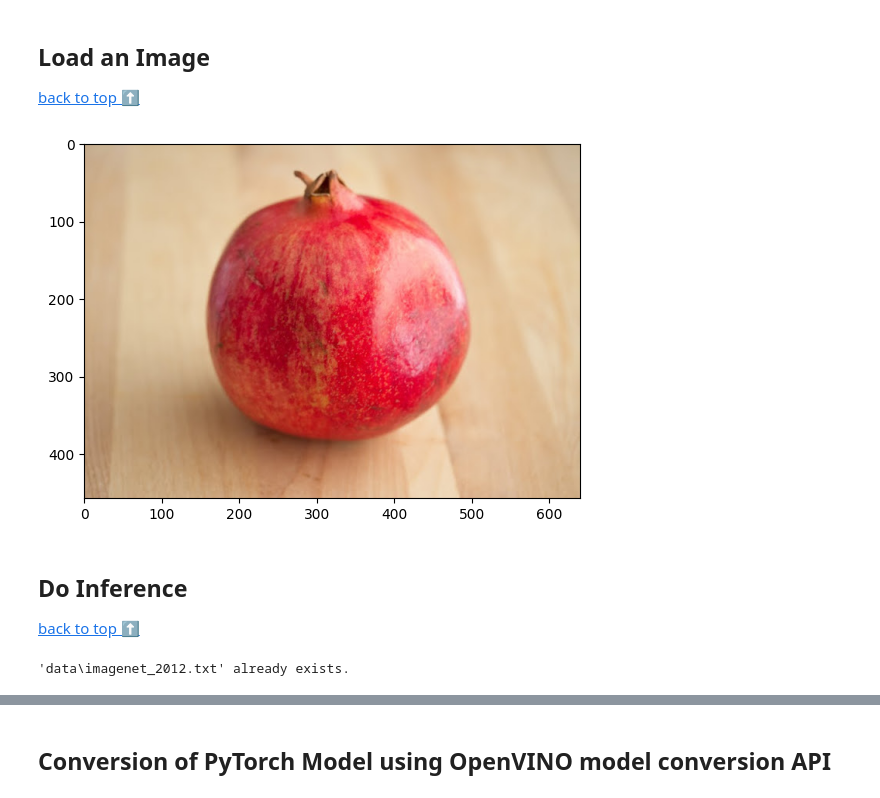
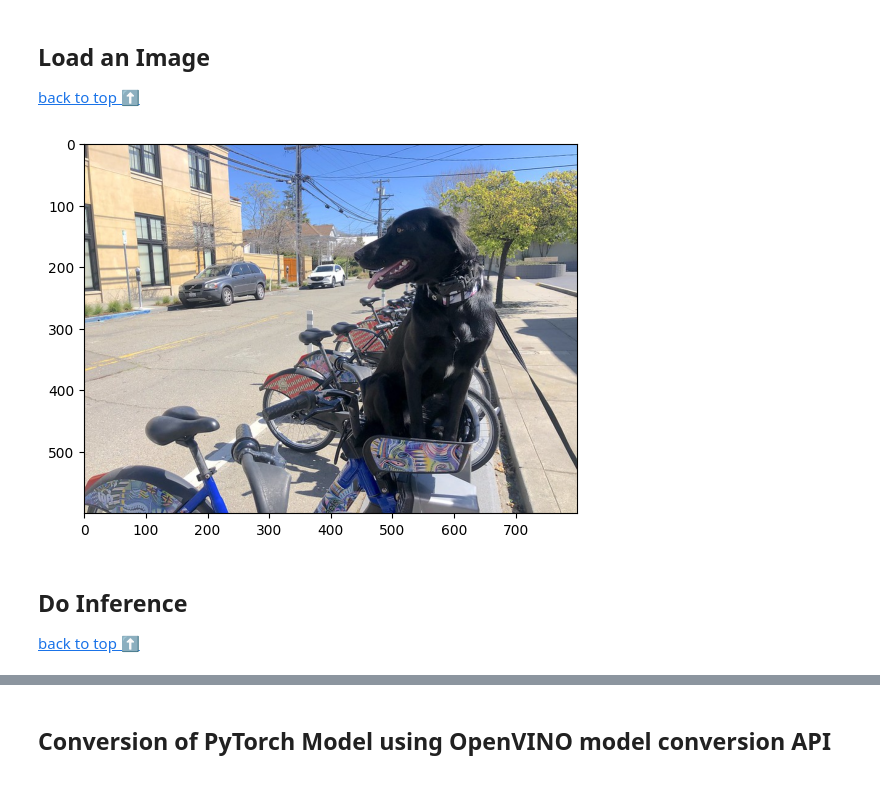
Before and after one commit to ramesh-dev-code/openvino-projects, a Jupyter notebook: image-classification/resnet_classification.ipynb, the cells around one changed output, grey strips where cells are left out. Cells and saved outputs as stored; diff of their text form; code cells hidden in the pictures.

```diff
--- a/image-classification/resnet_classification.ipynb
+++ b/image-classification/resnet_classification.ipynb
@@ -120,20 +124,24 @@ output_layer = compiled_model.output(0)
 [back to top ⬆️](#Table-of-contents:)
 # %%
 # Download the image from the openvino_notebooks storage
-data_dir = Path("./data").expanduser()
-image_filename = data_dir / "t3.jpg"
+image_filename = Path("data/coco_bike.jpg")
+if not image_filename.exists():
+    download_file(
+        "https://storage.openvinotoolkit.org/repositories/openvino_notebooks/data/data/image/coco_bike.jpg",
+        directory="data",
+    )
 # The MobileNet model expects images in RGB format.
 image = cv2.cvtColor(cv2.imread(filename=str(image_filename)), code=cv2.COLOR_BGR2RGB)
 
 # Resize to MobileNet image shape
 input_image = cv2.resize(src=image, dsize=(224, 224))
 #input_image = input_image.transpose(2, 0, 1)
 
 # Reshape to model input shape.
 input_image = np.expand_dims(input_image, 0)
 plt.imshow(image);
 # %% [output]
-[figure, old version]
+[figure, new version]
 # %% [markdown]
 ## Do Inference
 [back to top ⬆️](#Table-of-contents:)
@@ -141,17 +149,18 @@ plt.imshow(image);
 result_infer = compiled_model([input_image])[output_layer]
 result_index = np.argmax(result_infer)
 # %%
-imagenet_filename = download_file(
-    "https://storage.openvinotoolkit.org/repositories/openvino_notebooks/data/data/datasets/imagenet/imagenet_2012.txt",
-    directory="data",
-)
+imagenet_filename = Path("data/imagenet_2012.txt")
+
+if not imagenet_filename.exists():
+    download_file(
+        "https://storage.openvinotoolkit.org/repositories/openvino_notebooks/data/data/datasets/imagenet/imagenet_2012.txt",
+        directory="data",
+    )
 
 imagenet_classes = imagenet_filename.read_text().splitlines()
 # The model description states that for this model, class 0 is a background.
 # Therefore, a background must be added at the beginning of imagenet_classes.
 imagenet_classes = ["background"] + imagenet_classes
-# %% [output]
-'data\imagenet_2012.txt' already exists.
 # %%
 imagenet_classes[result_index]
 # %% [output]
```
Also changed, not shown: parts of 9 cells of this notebook.
